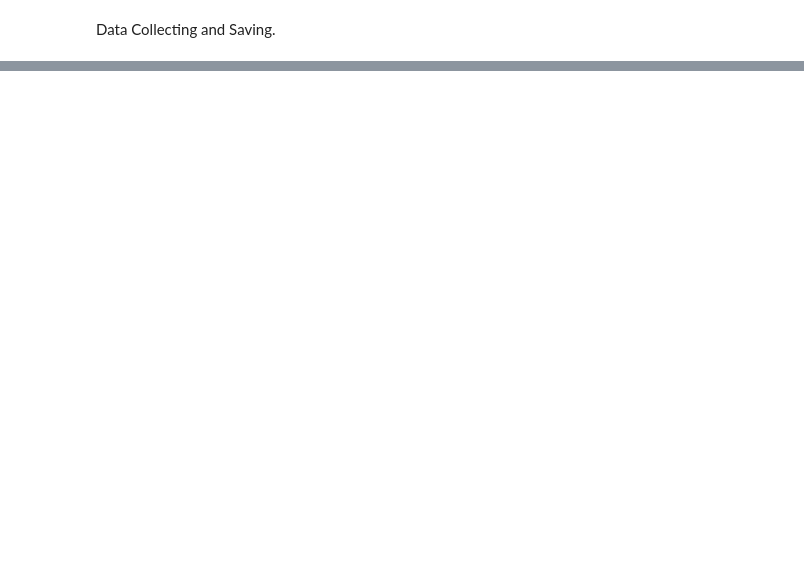
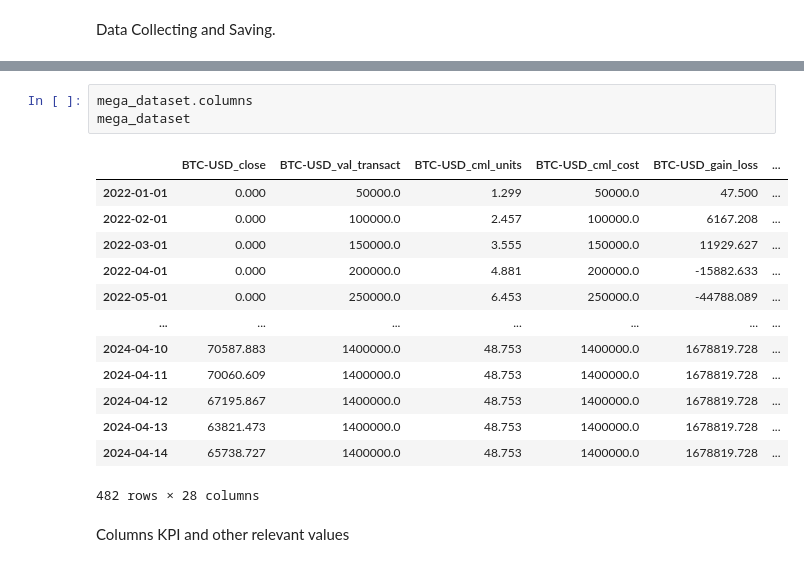
Before and after one commit to HoussamZak/portfolio_dashboard_base2, a Jupyter notebook: portfolio_dashboard.ipynb, the cells around one changed output, grey strips where cells are left out. Drawn from its saved outputs; the diff is of its cells as text; blank space fills up the shorter version.

```diff
--- a/portfolio_dashboard.ipynb
+++ b/portfolio_dashboard.ipynb
@@ -235,0 +251,19 @@ ValueError: cannot join with no overlapping index names
+# %%
+mega_dataset.columns
+mega_dataset
+# %% [output]
+|  | BTC-USD_close | BTC-USD_val_transact | BTC-USD_cml_units | BTC-USD_cml_cost | BTC-USD_gain_loss | ... |
+| 2022-01-01 | 0.000 | 50000.0 | 1.299 | 50000.0 | 47.500 | ... |
+| 2022-02-01 | 0.000 | 100000.0 | 2.457 | 100000.0 | 6167.208 | ... |
+| 2022-03-01 | 0.000 | 150000.0 | 3.555 | 150000.0 | 11929.627 | ... |
+| 2022-04-01 | 0.000 | 200000.0 | 4.881 | 200000.0 | -15882.633 | ... |
+| 2022-05-01 | 0.000 | 250000.0 | 6.453 | 250000.0 | -44788.089 | ... |
+| ... | ... | ... | ... | ... | ... | ... |
+| 2024-04-10 | 70587.883 | 1400000.0 | 48.753 | 1400000.0 | 1678819.728 | ... |
+| 2024-04-11 | 70060.609 | 1400000.0 | 48.753 | 1400000.0 | 1678819.728 | ... |
+| 2024-04-12 | 67195.867 | 1400000.0 | 48.753 | 1400000.0 | 1678819.728 | ... |
+| 2024-04-13 | 63821.473 | 1400000.0 | 48.753 | 1400000.0 | 1678819.728 | ... |
+| 2024-04-14 | 65738.727 | 1400000.0 | 48.753 | 1400000.0 | 1678819.728 | ... |
+482 rows × 28 columns
+# %% [markdown]
+Columns KPI and other relevant values
```
Also changed, not shown: parts of 17 cells of this notebook, 1 other file.
